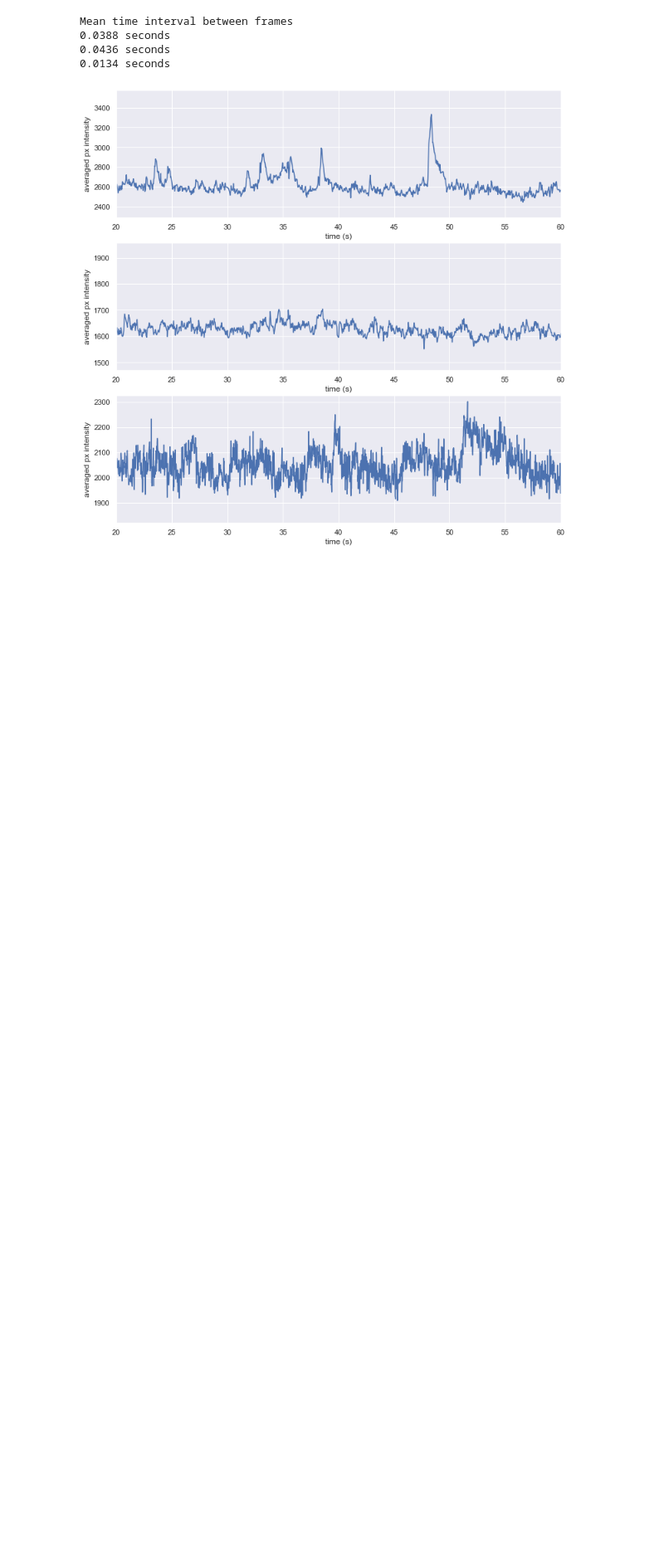
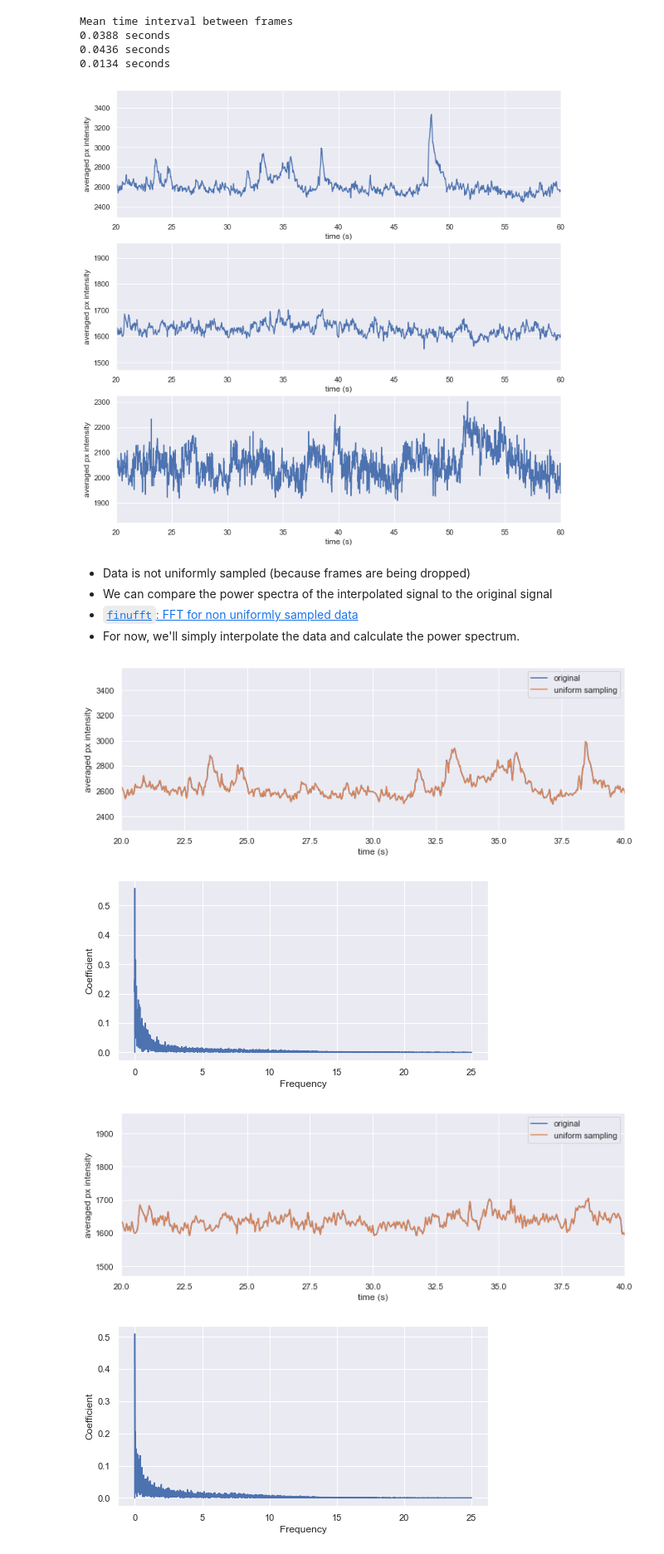
Before and after one commit to AllenInstitute/sourcesep, a Jupyter notebook: notebooks/01_explore_pilot.ipynb, the cells around one changed output. Shown at 83% size. Drawn from its saved outputs; the diff is of its cells as text; code cells hidden in the pictures; blank space fills up the shorter version.

Commit message:
basic data analysis

```diff
--- a/notebooks/01_explore_pilot.ipynb
+++ b/notebooks/01_explore_pilot.ipynb
@@ -133,3 +133,8 @@ for a in ax:
 plt.show()
 # %% [output]
 [figure]
+# %% [markdown]
+ - Data is not uniformly sampled (because frames are being dropped)
+ - We can compare the power spectra of the interpolated signal to the original signal
+ - [`finufft`: FFT for non uniformly sampled data](https://github.com/flatironinstitute/finufft)
+ - For now, we'll simply interpolate the data and calculate the power spectrum.
@@ -135,0 +177,21 @@ plt.show()
+# %%
+# I'll z-score the values for now, until we can standardize the signal better
+t, xt, sampling_interval = sample_unif(x = GCaMP8s_1['time'], y = GCaMP8s_1['signal'], sampling_interval=0.02)
+xt = xt - np.mean(xt)
+xt = xt / np.std(xt)
+f1, c1 = spectrum(xt=xt, sampling_interval=sampling_interval)
+
+t, xt, sampling_interval = sample_unif(x = GCaMP8s_2['time'], y = GCaMP8s_2['signal'], sampling_interval=0.02)
+xt = xt - np.mean(xt)
+xt = xt / np.std(xt)
+f2, c2 = spectrum(xt=xt, sampling_interval=sampling_interval)
+
+t, xt, sampling_interval = sample_unif(x = GCaMP8s_3['time'], y = GCaMP8s_3['signal'], sampling_interval=0.02)
+xt = xt - np.mean(xt)
+xt = xt / np.std(xt)
+f3, c3 = spectrum(xt=xt, sampling_interval=sampling_interval)
+# %% [output]
+[figure, added]
+[figure, added]
+[figure, added]
+[figure, added]
```
Also changed, not shown: parts of 6 cells of this notebook, 2 other files.
